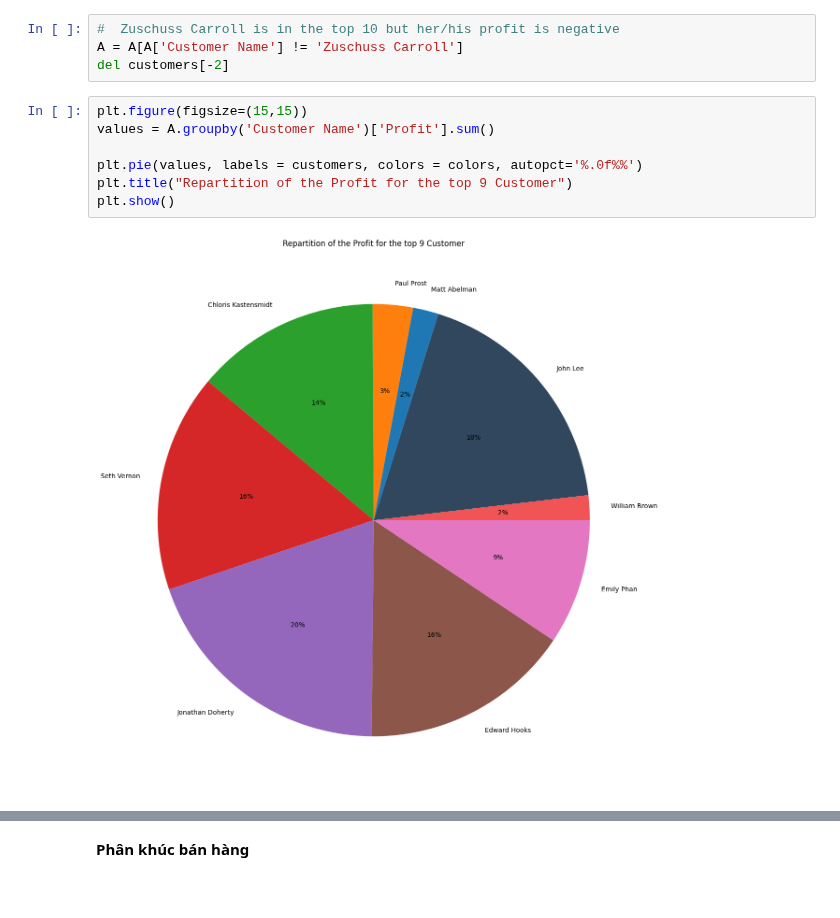
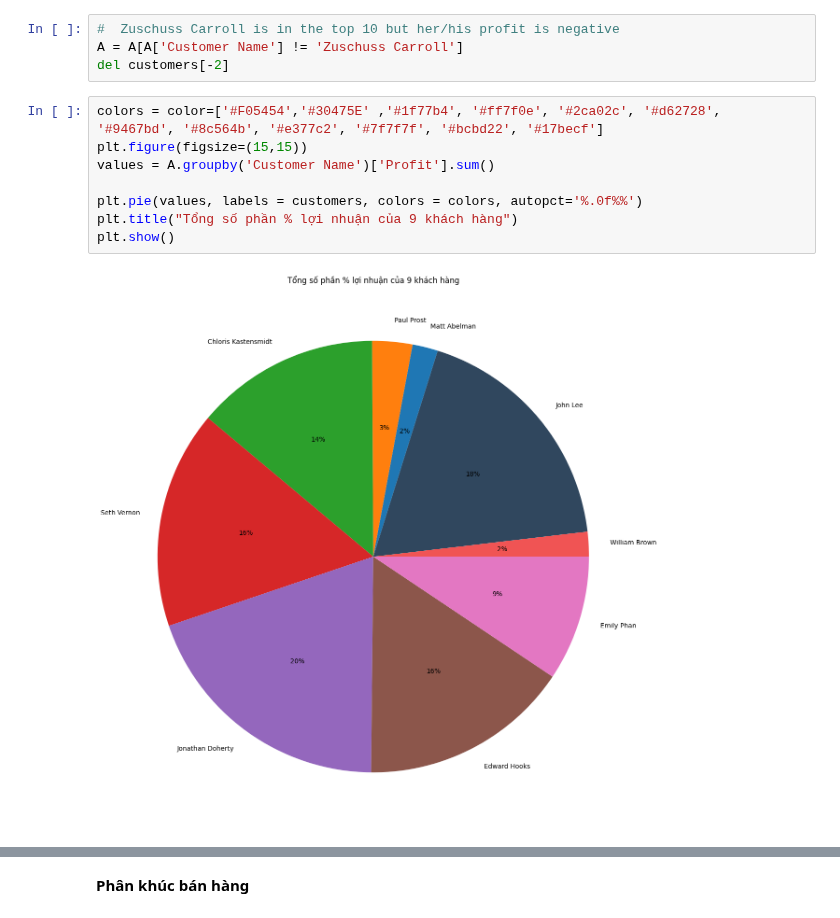
Before and after one commit to khangnl24112002/DataVisualization_Group02_Lab01, a Jupyter notebook: main.ipynb, the cells around one changed output, grey strips where cells are left out. Cells and saved outputs as stored; diff of their text form.

```diff
--- a/main.ipynb
+++ b/main.ipynb
@@ -446,11 +446,12 @@ A = df[filters]
 A = A[A['Customer Name'] != 'Zuschuss Carroll']
 del customers[-2]
 # %%
+colors = color=['#F05454','#30475E' ,'#1f77b4', '#ff7f0e', '#2ca02c', '#d62728', '#9467bd', '#8c564b', '#e377c2', '#7f7f7f', '#bcbd22', '#17becf']
 plt.figure(figsize=(15,15))
 values = A.groupby('Customer Name')['Profit'].sum()
 
 plt.pie(values, labels = customers, colors = colors, autopct='%.0f%%')
-plt.title("Repartition of the Profit for the top 9 Customer")
+plt.title("Tổng số phần % lợi nhuận của 9 khách hàng")
 plt.show()
 # %% [output]
-[figure, old version]
+[figure, new version]
```
Also changed, not shown: parts of 4 cells of this notebook.
